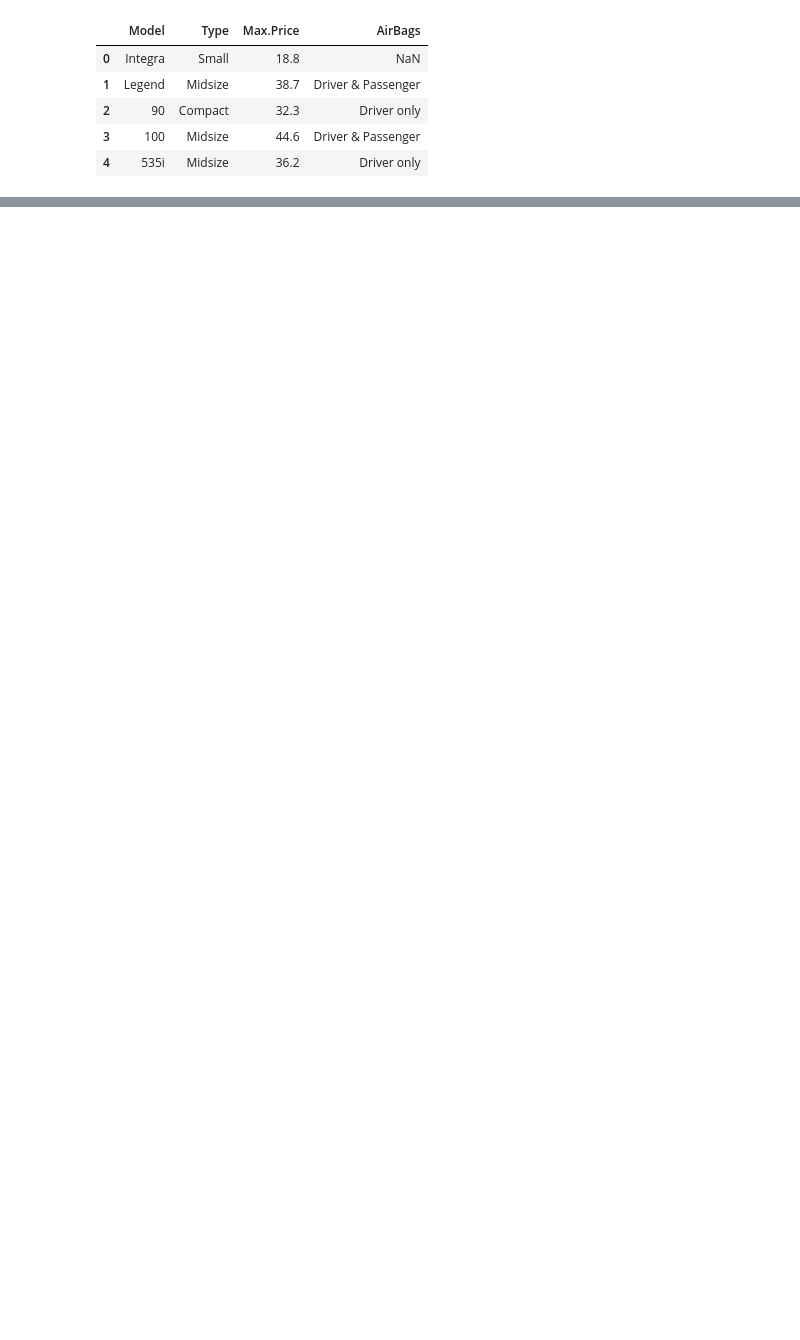
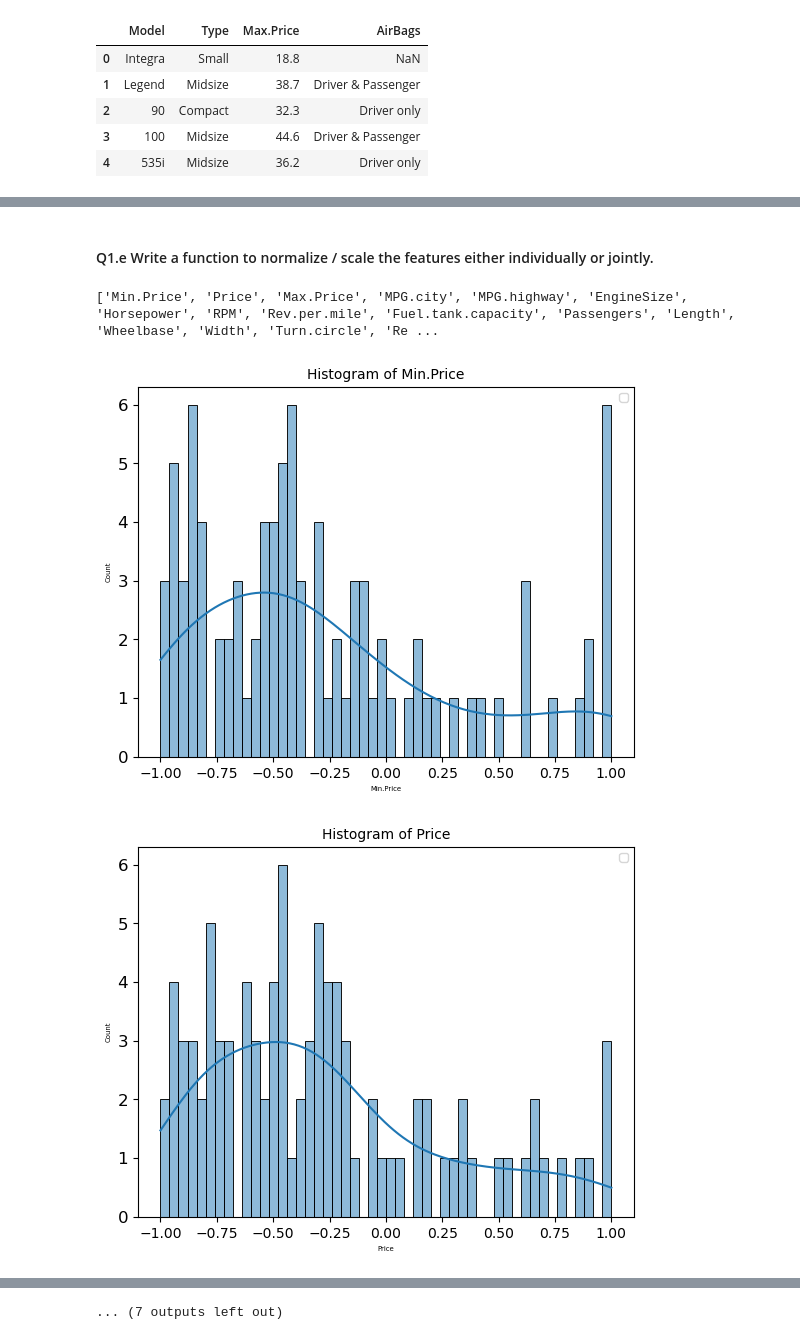
Before and after one commit to fastasturtlee/EDA, a Jupyter notebook: g24ait2004.ipynb, the cells around one changed output, grey strips where cells are left out. Cells and saved outputs as stored; diff of their text form; code cells hidden in the pictures; blank space fills up the shorter version.

```diff
--- a/g24ait2004.ipynb
+++ b/g24ait2004.ipynb
@@ -38,0 +205,4 @@ Ans:
+# %%
+
+categoricalColumn = carsData.select_dtypes(exclude=['int64','float64']).columns
+carsData.loc[:,categoricalColumn]
@@ -38,0 +226,7 @@ Ans:
+# %%
+def oneHotEncoding(data,columns):
+    onehotEncoded = pd.get_dummies(data=data,columns=columns,prefix=columns)
+    return onehotEncoded
+
+carsData = oneHotEncoding(data=carsData,columns=categoricalColumn)
+carsData
@@ -38,0 +247,17 @@ Ans:
+# %% [markdown]
+#### Q1.e Write a function to normalize / scale the features either individually or jointly.
+# %%
+def normalize(data):
+    columns = data.select_dtypes(include=['float64','int64']).columns.tolist()
+    print(columns)
+    scaler = MinMaxScaler(feature_range=(-1,1))
+    data[columns] = scaler.fit_transform(data[columns])
+
+    return data
+
+carsData = normalize(data=carsData)
+visualDFdata(data=carsData)
+# %% [output]
+['Min.Price', 'Price', 'Max.Price', 'MPG.city', 'MPG.highway', 'EngineSize', 'Horsepower', 'RPM', 'Rev.per.mile', 'Fuel.tank.capacity', 'Passengers', 'Length', 'Wheelbase', 'Width', 'Turn.circle', 'Re ...
+[figure, added]
+[figure, added]
@@ -38,0 +273 @@ Ans:
+... (7 outputs left out)
```
Also changed, not shown: parts of 44 cells of this notebook.
